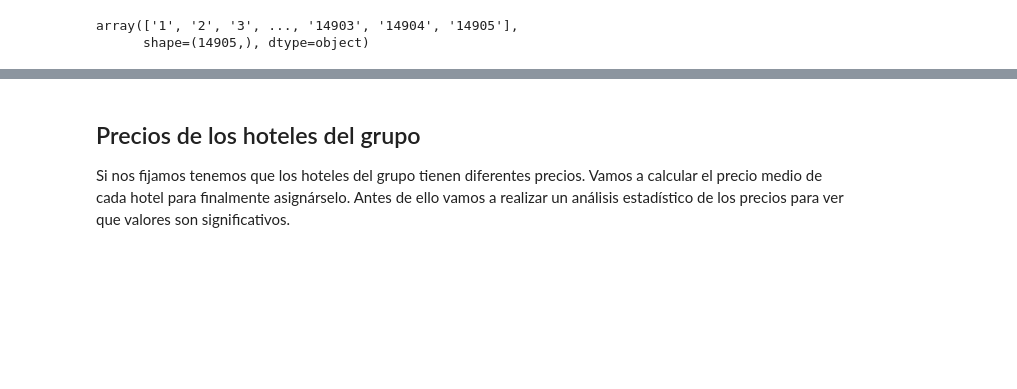
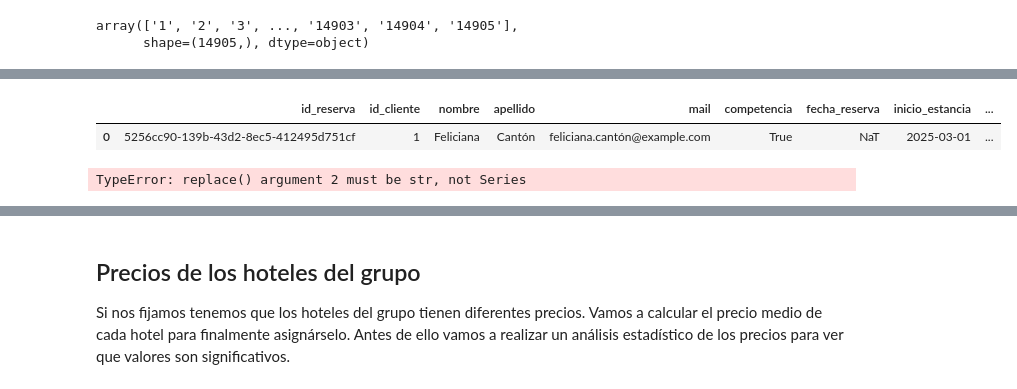
Before and after one commit to Gabijc/Proyecto_ETL_Hoteles, a Jupyter notebook: Notebooks/Analisis_inicial.ipynb, the cells around one changed output, grey strips where cells are left out. Saved outputs shown, nothing was run; the diff lists cells and outputs as text; code cells hidden in the pictures; blank space fills up the shorter version.

```diff
--- a/Notebooks/Analisis_inicial.ipynb
+++ b/Notebooks/Analisis_inicial.ipynb
@@ -482,0 +533,12 @@ array(['1', '2', '3', ..., '14903', '14904', '14905'],
+# %%
+data[data["nombre_hotel"] == ''].head(1)
+# %% [output]
+|  | id_reserva | id_cliente | nombre | apellido | mail | competencia | fecha_reserva | inicio_estancia | ... |
+| 0 | 5256cc90-139b-43d2-8ec5-412495d751cf | 1 | Feliciana | Cantón | feliciana.cantón@example.com | True | NaT | 2025-03-01 | ... |
+# %%
+for id in data["id_hotel"]:
+    for id_comp in df_hoteles_competencia["id_hotel_competencia"]:
+        if id == id_comp:
+            data["nombre_hotel"] = data["nombre_hotel"].apply(lambda x: pd.Series(x.replace("", df_hoteles_competencia["nombre"])))
+# %% [output]
+TypeError: replace() argument 2 must be str, not Series
```
Also changed, not shown: parts of 12 cells of this notebook.
